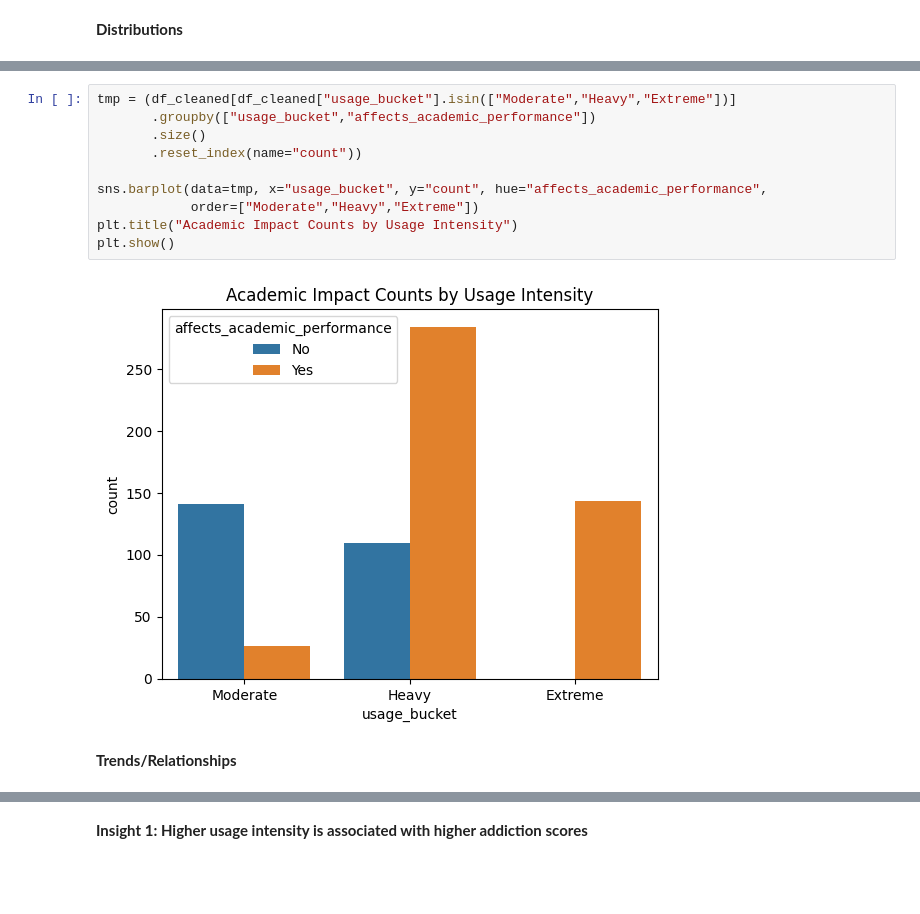
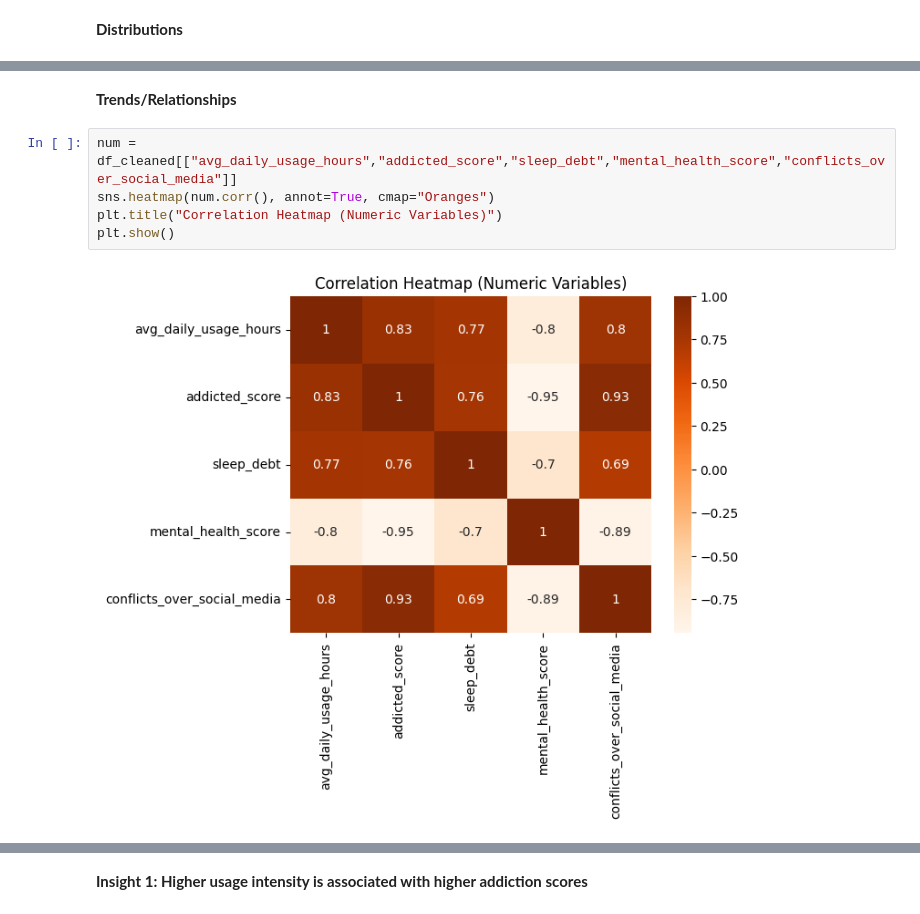
Before and after one commit to lschuler-dotcom/capstone_project, a Jupyter notebook: notebooks/capstone_project.ipynb, the cells around one changed output, grey strips where cells are left out. Cells and saved outputs as stored; diff of their text form; blank space fills up the shorter version.

```diff
--- a/notebooks/capstone_project.ipynb
+++ b/notebooks/capstone_project.ipynb
@@ -919,17 +918,12 @@ plt.show()
-# %%
-tmp = (df_cleaned[df_cleaned["usage_bucket"].isin(["Moderate","Heavy","Extreme"])]
-       .groupby(["usage_bucket","affects_academic_performance"])
-       .size()
-       .reset_index(name="count"))
-
-sns.barplot(data=tmp, x="usage_bucket", y="count", hue="affects_academic_performance",
-            order=["Moderate","Heavy","Extreme"])
-plt.title("Academic Impact Counts by Usage Intensity")
-plt.show()
-# %% [output]
-[figure, removed]
 # %% [markdown]
 **Trends/Relationships**
+# %%
+num = df_cleaned[["avg_daily_usage_hours","addicted_score","sleep_debt","mental_health_score","conflicts_over_social_media"]]
+sns.heatmap(num.corr(), annot=True, cmap="Oranges")
+plt.title("Correlation Heatmap (Numeric Variables)")
+plt.show()
+# %% [output]
+[figure, added]
 # %%
 # Calculate correlation
 corr_du_add = df_cleaned['avg_daily_usage_hours'].corr(df_cleaned['addicted_score'])
```
Also changed, not shown: parts of 6 cells of this notebook.
